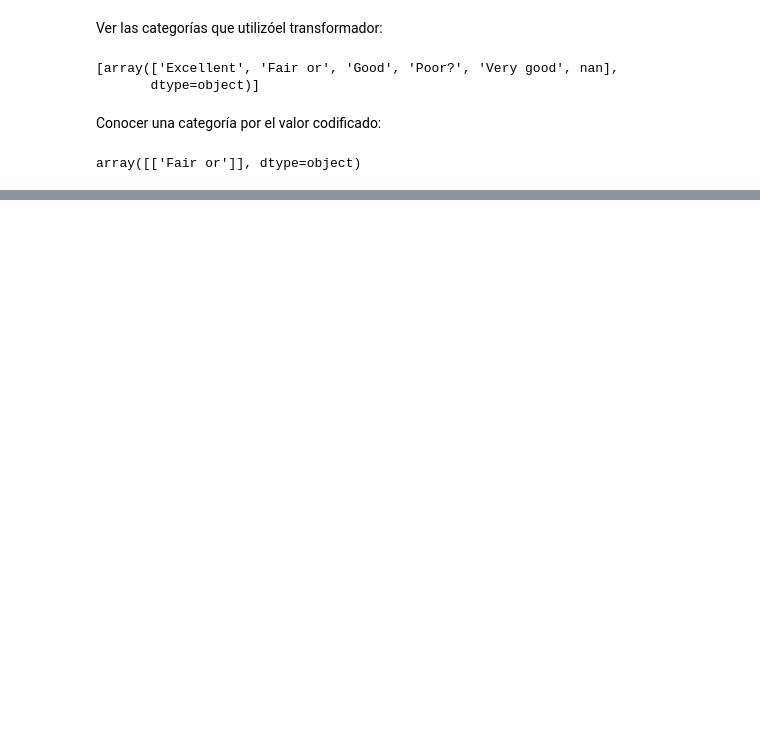
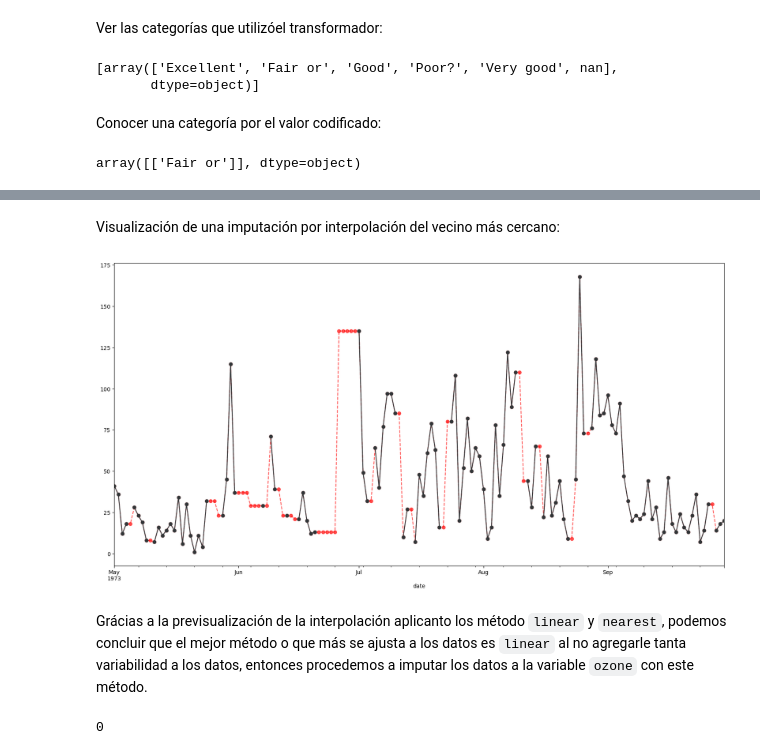
Before and after one commit to pahoalapizco/exploration_missing_values, a Jupyter notebook: notebooks/2.2-Imputation_missing_values-analysis.ipynb, the cells around one changed output, grey strips where cells are left out. Cells and saved outputs as stored; diff of their text form; code cells hidden in the pictures; blank space fills up the shorter version.

```diff
--- a/notebooks/2.2-Imputation_missing_values-analysis.ipynb
+++ b/notebooks/2.2-Imputation_missing_values-analysis.ipynb
@@ -248,0 +349,25 @@ array([['Fair or']], dtype=object)
+# %% [markdown]
+Visualización de una imputación por interpolación del vecino más cercano:
+# %%
+plt.figure(figsize=(20,10))
+
+(
+  airquality_df
+  .select_columns("ozone")
+  .pipe(
+    lambda df: (
+      df["ozone"].interpolate(method="nearest").plot(color="r", alpha=6/9, linestyle="dashed", marker="o"),
+      df["ozone"].plot(color="#313638", marker="o")
+    )
+  )
+)
+plt.show()
+# %% [output]
+[figure, added]
+# %% [markdown]
+Grácias a la previsualización de la interpolación aplicanto los método `linear` y `nearest`, podemos concluir que el mejor método o que más se ajusta a los datos es `linear` al no agregarle tanta variabilidad a los datos, entonces procedemos a imputar los datos a la variable `ozone` con este método.
+# %%
+airquality_df["ozone"] = airquality_df["ozone"].interpolate(method="nearest")
+airquality_df["ozone"].isna().sum()
+# %% [output]
+0
```
Also changed, not shown: parts of 12 cells of this notebook.
